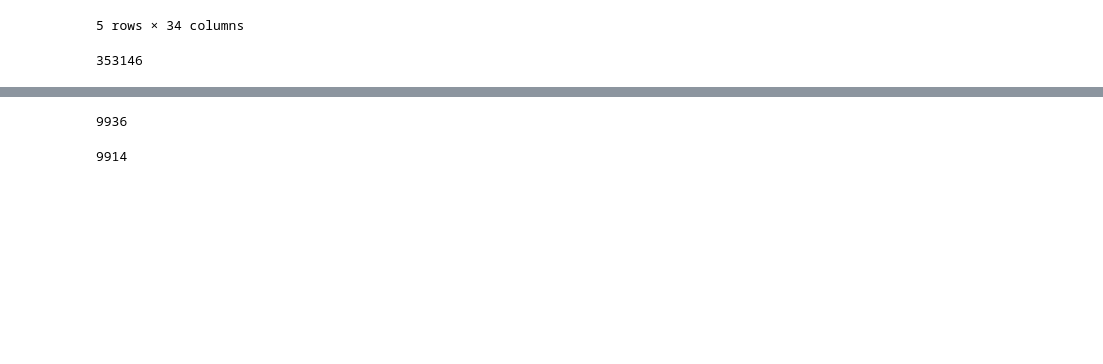
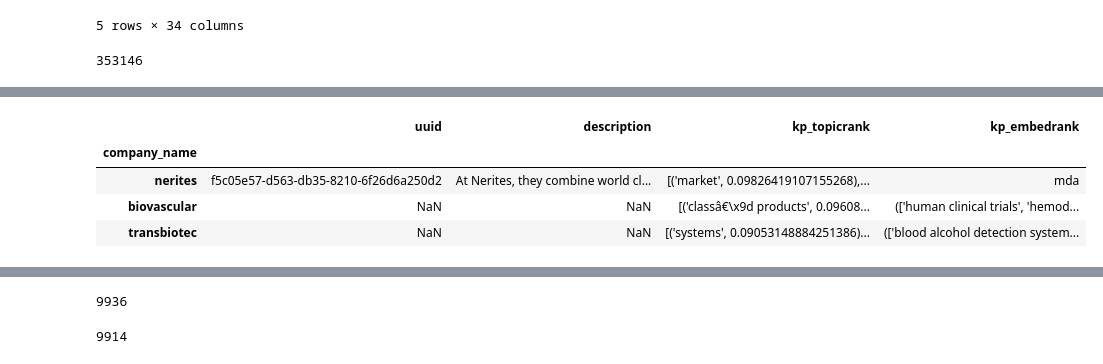
Before and after one commit to vyacheslavov/ma_code, a Jupyter notebook: data_cleaning.ipynb, the cells around one changed output, grey strips where cells are left out. Saved outputs shown, nothing was run; the diff lists cells and outputs as text; code cells hidden in the pictures; blank space fills up the shorter version.

```diff
--- a/data_cleaning.ipynb
+++ b/data_cleaning.ipynb
@@ -127,0 +198,5 @@ len(d_company_df)
+# %%
+# Delete companies outside or dataset of articles
+companies_df = d_companies_df[d_companies_df.index.isin(f_companies_list)]
+companies_list = companies_df.index.values
+print(len(companies_df))
@@ -129,5 +206,5 @@ len(d_company_df)
 # Save for later use with keywords extraction
 if not os.path.exists(os.path.join(basedir, 'temp_data')):
     os.makedirs(os.path.join(basedir, 'temp_data'))
-d_company_df.to_csv(os.path.join(basedir, 'temp_data', 'd_company_df.csv'), sep=";")
-d_company_df.head()
+with open('companies_df.csv', 'wb') as fp:
+    pickle.dump(companies_df, fp)
@@ -160,0 +211,6 @@ True
+# %%
+with open ('companies_df.csv', 'rb') as fp:
+    companies_df = pickle.load(fp)
+companies_list = companies_df.index.values
+print(len(companies_df))
+companies_df.head()
@@ -161,2 +226,32 @@ True
+# %%
+### TWO WAYS TO EXTRACT KEYWORDS ###
+
+# With PKE Package - TopicRank
+k_companies_df = companies_df
+
+# initialize keyphrase extraction model, here TopicRank
+import pke
+
+# With EmbedRank
+cwd = os.getcwd()
+try:
+    os.chdir(os.path.join(os.path.dirname(cwd), path_to_embedrank_repo))
+except FileNotFoundError:
+    try:
+        os.chdir(path_to_embedrank_repo)
+    except FileNotFoundError:
+        os.chdir(cwd)
+import launch
+print(os.getcwd())
+embedding_distributor = launch.load_local_embedding_distributor('en')
+pos_tagger = launch.load_local_pos_tagger('en')
+# %%
+k_companies_df.head()
+# %% [output]
+|  | uuid | description | kp_topicrank | kp_embedrank |
+| company_name |  |  |  |  |
+| nerites | f5c05e57-d563-db35-8210-6f26d6a250d2 | At Nerites, they combine world cl... | [('market', 0.09826419107155268),... | mda |
+| biovascular | NaN | NaN | [('classâ€\x9d products', 0.09608... | (['human clinical trials', 'hemod... |
+| transbiotec | NaN | NaN | [('systems', 0.09053148884251386)... | (['blood alcohol detection system... |
 # %%
 counter = 0
```
Also changed, not shown: parts of 29 cells of this notebook, 4 other files.
